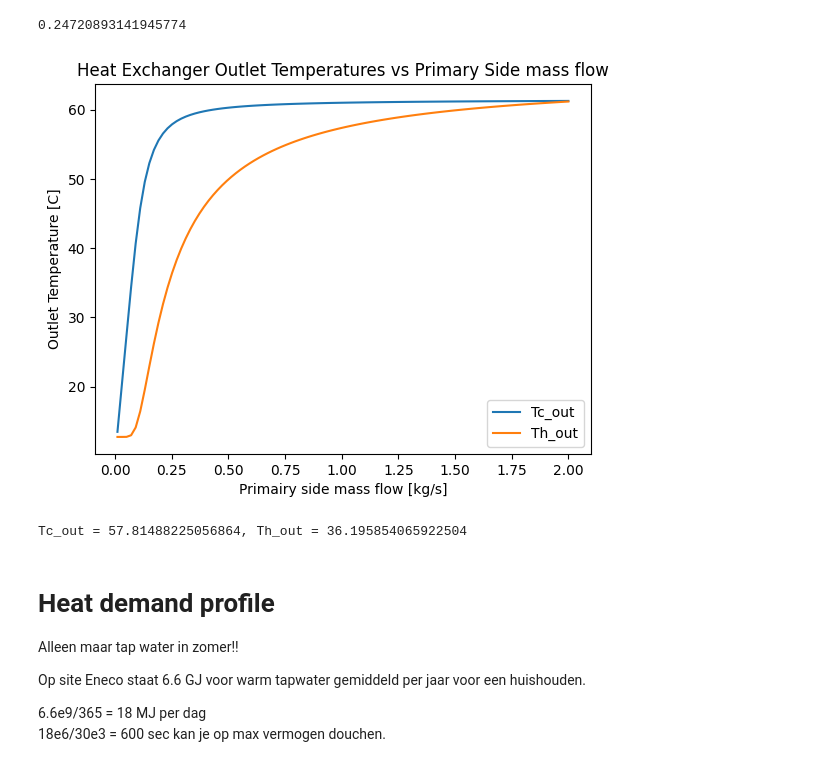
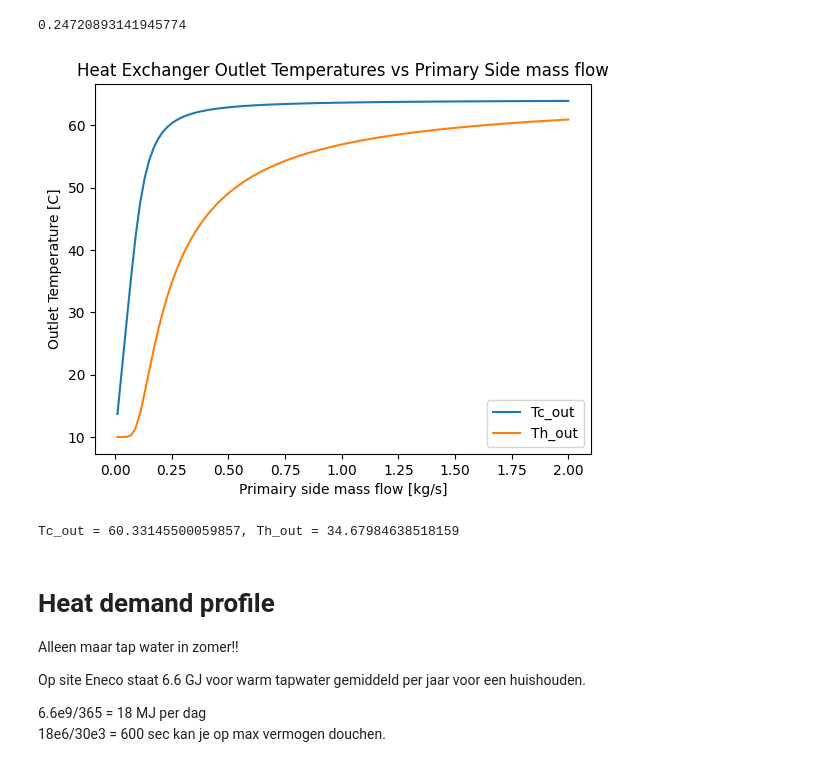
Before and after one commit to Pietervb2/thesis, a Jupyter notebook: obtain_realistic parameters.ipynb, the cells around one changed output. Drawn from its saved outputs; the diff is of its cells as text; code cells hidden in the pictures.

```diff
--- a/obtain_realistic parameters.ipynb
+++ b/obtain_realistic parameters.ipynb
@@ -75,47 +75,45 @@ def NTU_method(mflow_h,mflow_c,Th_in,Tc_in):
     else:
         epsilon = NTU / (1 + NTU)
 
-    Q = F * epsilon * Cmin * (Th_in - Tc_in)
+    Q = epsilon * Cmin * (Th_in - Tc_in)
     # print(Q)
 
     Tc_out = Tc_in + Q / Cc
     Th_out = Th_in - Q / Ch
 
     return Tc_out, Th_out
 
 mflowh_in = np.linspace(0.01,2,100)
 mflow_c = 0.15 # kg/s
 Th_in = 65
 Tc_in = 10
 
 Tc_out_array = []
 Th_out_array = []
 for mflowh in mflowh_in:
     Tc_out, Th_out = NTU_method(mflowh, mflow_c, Th_in, Tc_in)
     Tc_out_array.append(Tc_out)
     Th_out_array.append(Th_out)
 
 plt.plot(mflowh_in, Tc_out_array, label='Tc_out')
 plt.plot(mflowh_in, Th_out_array, label='Th_out')
 plt.xlabel('Primairy side mass flow [kg/s]')
 plt.ylabel('Outlet Temperature [C]')
 plt.title('Heat Exchanger Outlet Temperatures vs Primary Side mass flow')
 plt.legend()
 plt.show()
 # %% [output]
-[figure, old version]
+[figure, new version]
 # %%
 mflow_h = 0.249
 mflow_c = 0.15
 Th_in = 65
 Tc_in = 10
 
-# UAs = 3000
-
 Tc_out, Th_out = NTU_method(mflow_h,mflow_c, Th_in, Tc_in)
 print(f'Tc_out = {Tc_out}, Th_out = {Th_out}')
 # %% [output]
-Tc_out = 57.81488225056864, Th_out = 36.195854065922504
+Tc_out = 60.33145500059857, Th_out = 34.67984638518159
 # %% [markdown]
 # Heat demand profile
 Alleen maar tap water in zomer!!
```
Also changed, not shown: parts of 12 cells of this notebook, 6 other files.
